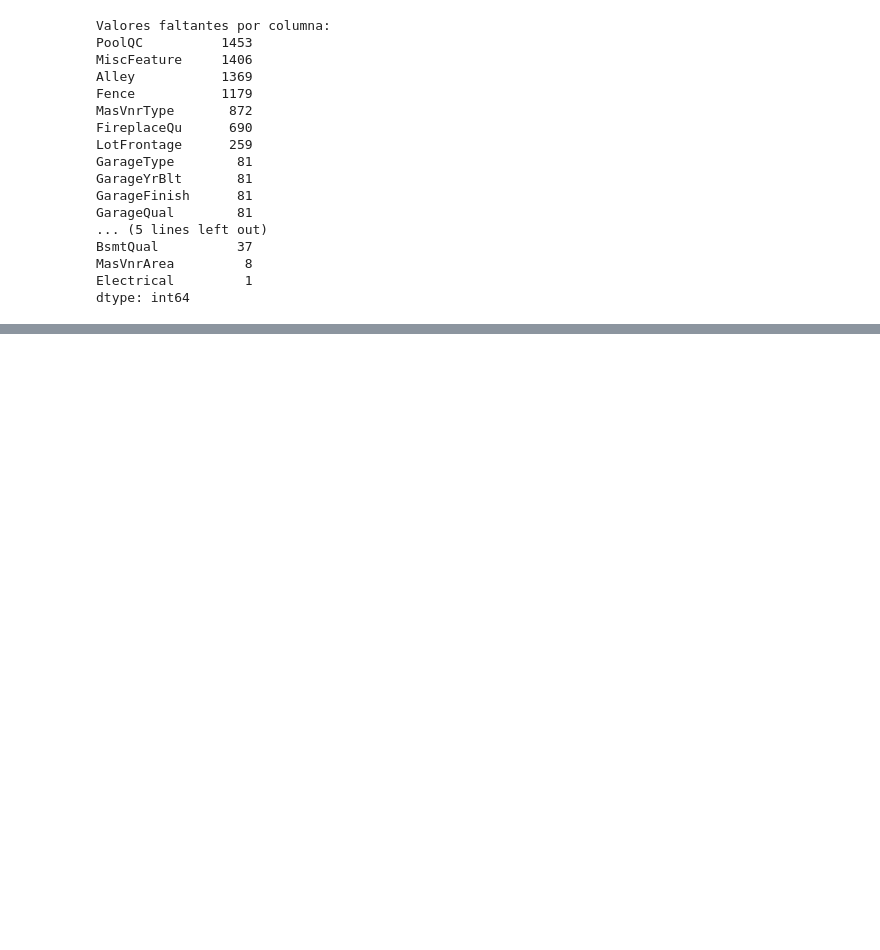
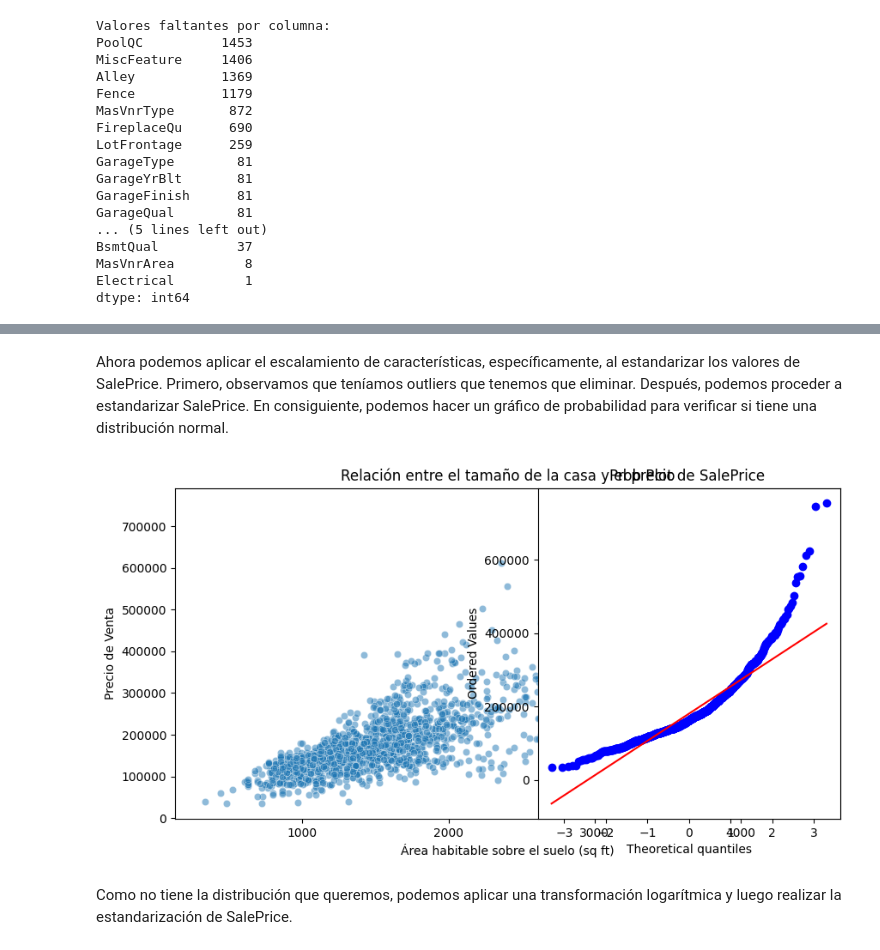
Before and after one commit to SRV-JSPA/Proyecto1_MD, a Jupyter notebook: proyecto1.ipynb, the cells around one changed output, grey strips where cells are left out. Drawn from its saved outputs; the diff is of its cells as text; code cells hidden in the pictures; blank space fills up the shorter version.

```diff
--- a/proyecto1.ipynb
+++ b/proyecto1.ipynb
@@ -186,0 +193,8 @@ dtype: int64
+# %%
+missing_values = df_train.isnull().sum()
+missing_values = missing_values[missing_values > 0].sort_values(ascending=False)
+print("Valores faltantes por columna:")
+print(missing_values)
+df_train = df_train.drop(columns=missing_values.index)
+print("\nResultado:")
+print(df_train.columns)
@@ -186,0 +219,19 @@ dtype: int64
+# %% [markdown]
+Ahora podemos aplicar el escalamiento de características, específicamente, al estandarizar los valores de SalePrice. Primero, observamos que teníamos outliers que tenemos que eliminar. Después, podemos proceder a estandarizar SalePrice. En consiguiente, podemos hacer un gráfico de probabilidad para verificar si tiene una distribución normal.
+# %%
+df_train = df_train.drop(df_train[(df_train['GrLivArea']>4000) & (df_train['SalePrice']<200000)].index)
+plt.figure(figsize=(10, 5))
+sns.scatterplot(x=df_train["GrLivArea"], y=df_train["SalePrice"], alpha=0.5)
+plt.xlabel("Área habitable sobre el suelo (sq ft)")
+plt.ylabel("Precio de Venta")
+plt.title("Relación entre el tamaño de la casa y el precio")
+
+plt.subplot(1, 2, 2)
+stats.probplot(df_train["SalePrice"], dist="norm", plot=plt)
+plt.title("Prob Plot de SalePrice ")
+
+plt.show()
+# %% [output]
+[figure, added]
+# %% [markdown]
+Como no tiene la distribución que queremos, podemos aplicar una transformación logarítmica y luego realizar la estandarización de SalePrice.
```
Also changed, not shown: parts of 8 cells of this notebook.
